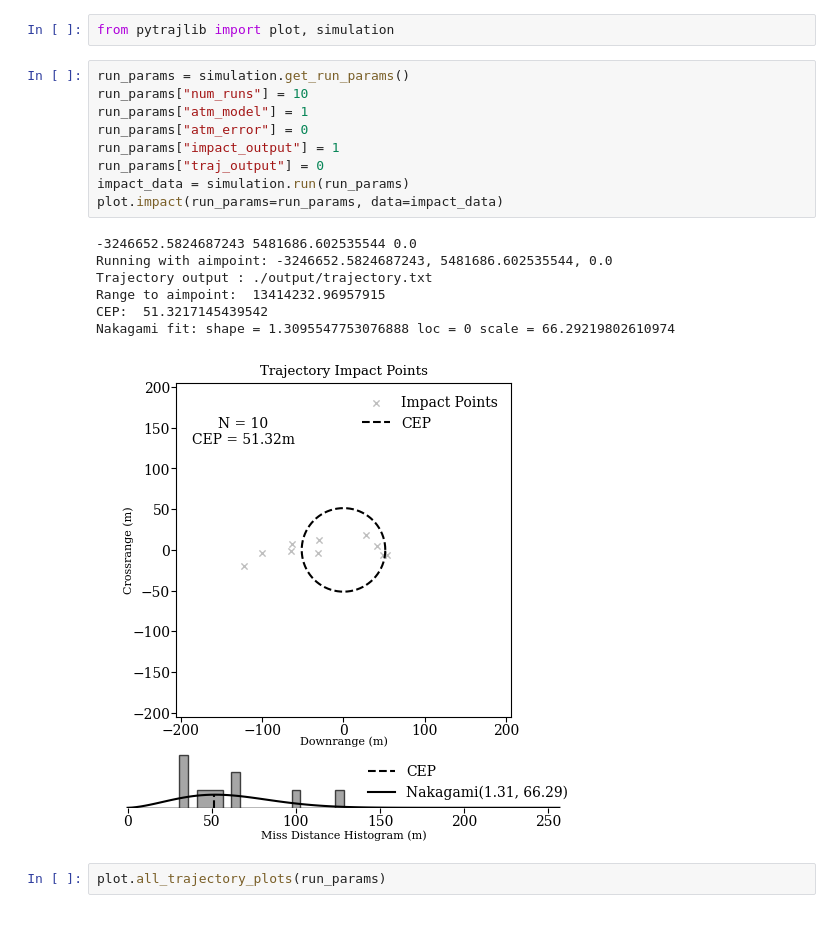
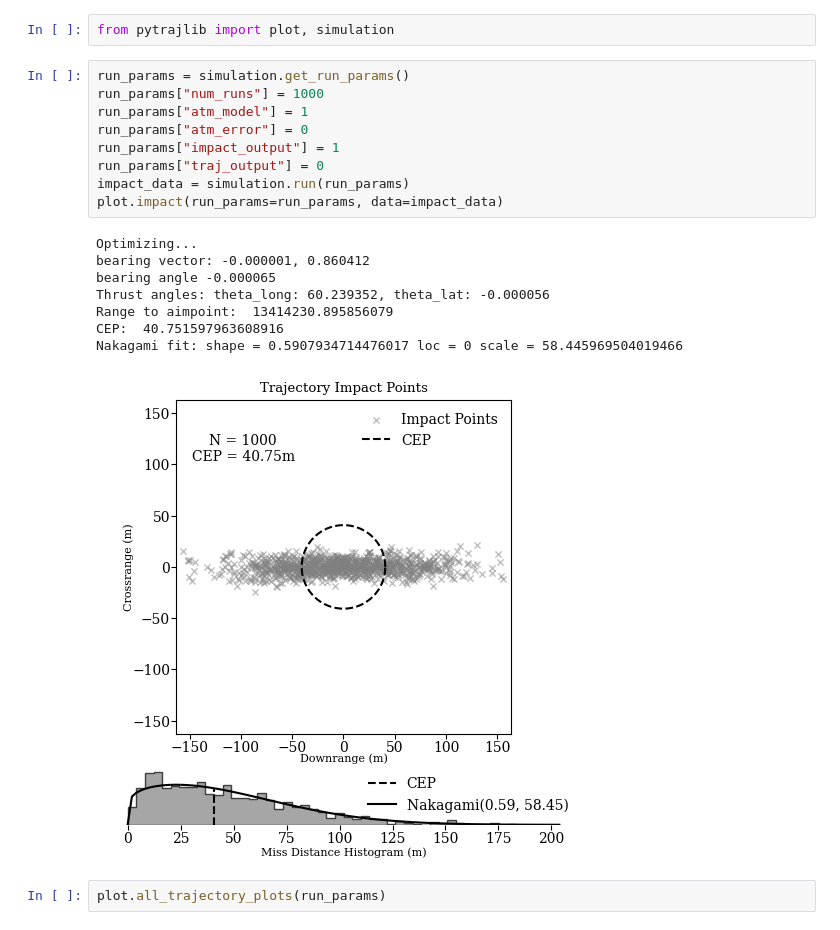
Before and after one commit to lmarthur/pytrajlib, a Jupyter notebook: examples/example.ipynb, the cells around one changed output. Drawn from its saved outputs; the diff is of its cells as text.

```diff
--- a/examples/example.ipynb
+++ b/examples/example.ipynb
@@ -2,21 +2,22 @@
 from pytrajlib import plot, simulation
 # %%
 run_params = simulation.get_run_params()
-run_params["num_runs"] = 10
+run_params["num_runs"] = 1000
 run_params["atm_model"] = 1
 run_params["atm_error"] = 0
 run_params["impact_output"] = 1
 run_params["traj_output"] = 0
 impact_data = simulation.run(run_params)
 plot.impact(run_params=run_params, data=impact_data)
 # %% [output]
--3246652.5824687243 5481686.602535544 0.0
-Running with aimpoint: -3246652.5824687243, 5481686.602535544, 0.0
-Trajectory output : ./output/trajectory.txt
-Range to aimpoint:  13414232.96957915
-CEP:  51.3217145439542
-Nakagami fit: shape = 1.3095547753076888 loc = 0 scale = 66.29219802610974
+Optimizing...
+bearing vector: -0.000001, 0.860412
+bearing angle -0.000065
+Thrust angles: theta_long: 60.239352, theta_lat: -0.000056
+Range to aimpoint:  13414230.895856079
+CEP:  40.751597963608916
+Nakagami fit: shape = 0.5907934714476017 loc = 0 scale = 58.445969504019466
-[figure, old version]
+[figure, new version]
 # %%
 plot.all_trajectory_plots(run_params)
 # %% [output]
```
Also changed, not shown: 2 other files.
